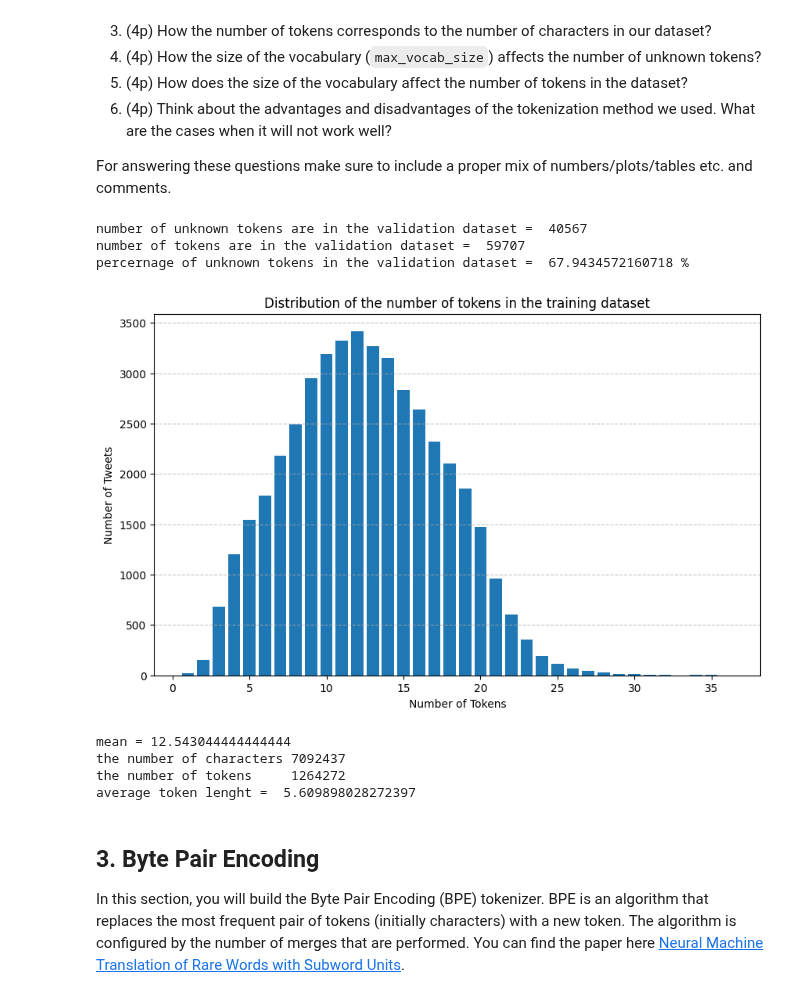
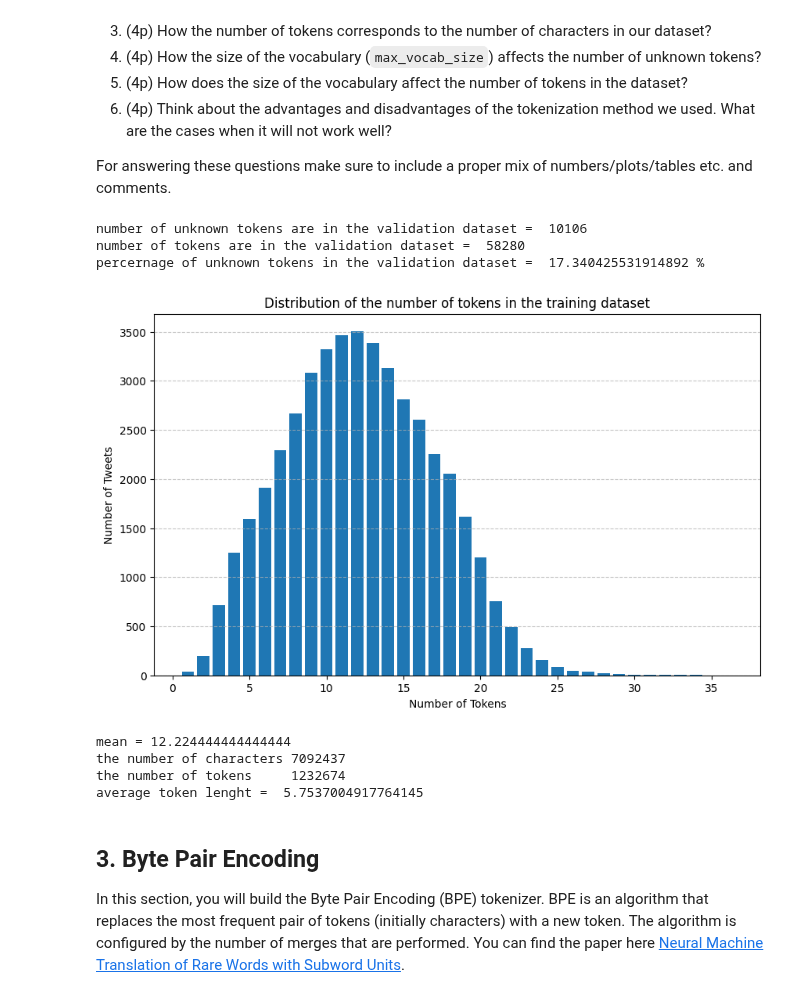
Before and after one commit to katarinadvornak/Natural-Language-Processing, a Jupyter notebook: lab1/lab1_empty.ipynb, the cells around one changed output. Drawn from its saved outputs; the diff is of its cells as text; code cells hidden in the pictures.

```diff
--- a/lab1/lab1_empty.ipynb
+++ b/lab1/lab1_empty.ipynb
@@ -528,7 +523,7 @@ The plot shows that the distribution of the words in the vocabulary follows the
 
 We can also filter the vocabulary by the frequency of the words. We will only consider the most frequent words and mark the rest as the `<unk>` token. Here we set the maximum vocabulary size to 10,000. But in the later steps, you will experiment with different sizes.
 # %%
-max_vocab_size = 100000
+max_vocab_size = 10000
 vocab = vocab_counter.most_common(max_vocab_size)
 # cast to list of words
 vocab = [word for word, _ in vocab]
@@ -682,41 +677,42 @@ print("number of tokens are in the validation dataset = ",sum_all)
 print("percernage of unknown tokens in the validation dataset = ",(sum_unk_val/sum_all * 100),"%")
 
 # 2
 number_of_tokens = [len(tweet) for tweet in tweet_ds['train'][:]['tokens']]
 number_distribution = {}
 for number in number_of_tokens:
     if number in number_distribution:
         number_distribution[number] += 1
     else:
         number_distribution[number] = 1
 
 plt.figure(figsize=(10, 6))
 plt.bar(number_distribution.keys(), number_distribution.values())
 plt.xlabel("Number of Tokens")
 plt.ylabel("Number of Tweets")
 plt.title("Distribution of the number of tokens in the training dataset")
 plt.grid(axis='y', linestyle='--', alpha=0.7)
 plt.show()
 mu = np.mean(number_of_tokens)
 print("mean =", mu)
 
 # 3
+train_ds = tweet_ds["train"].map(calculate_text_length)
 val_ds = tweet_ds["validation"].map(calculate_text_length)
 test_ds = tweet_ds["test"].map(calculate_text_length)
 total_no_char = sum(train_ds["text_length"]) + sum(val_ds["text_length"]) + sum(test_ds["text_length"])
 total_no_tokens = sum(len(tweet) for tweet in tweet_ds['train'][:]['tokens']) + sum(len(tweet) for tweet in tweet_ds['validation'][:]['tokens']) + sum(len(tweet) for tweet in tweet_ds['test'][:]['tokens'])
 print("the number of characters",total_no_char)
 print("the number of tokens    ",total_no_tokens)
 print("average token lenght = ", total_no_char/total_no_tokens)
 # %% [output]
-number of unknown tokens are in the validation dataset =  40567
-number of tokens are in the validation dataset =  59707
-percernage of unknown tokens in the validation dataset =  67.9434572160718 %
+number of unknown tokens are in the validation dataset =  10106
+number of tokens are in the validation dataset =  58280
+percernage of unknown tokens in the validation dataset =  17.340425531914892 %
-[figure, old version]
+[figure, new version]
-mean = 12.543044444444444
+mean = 12.224444444444444
 the number of characters 7092437
-the number of tokens     1264272
-average token lenght =  5.609898028272397
+the number of tokens     1232674
+average token lenght =  5.7537004917764145
 # %% [markdown]
 ## 3. Byte Pair Encoding
 
```
Also changed, not shown: parts of 11 cells of this notebook.
